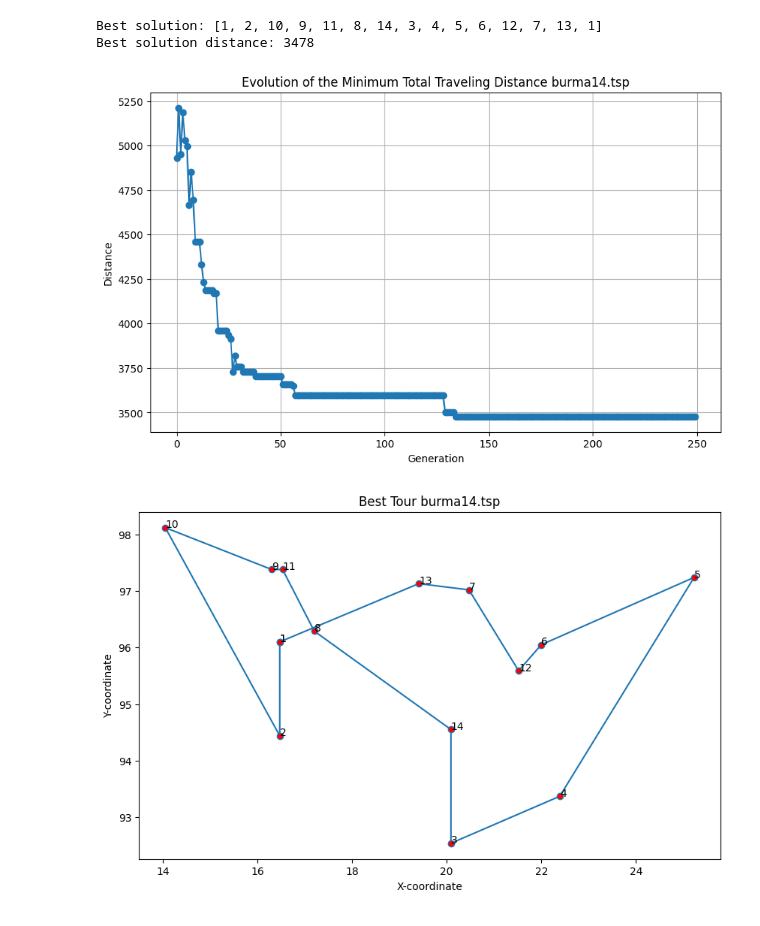
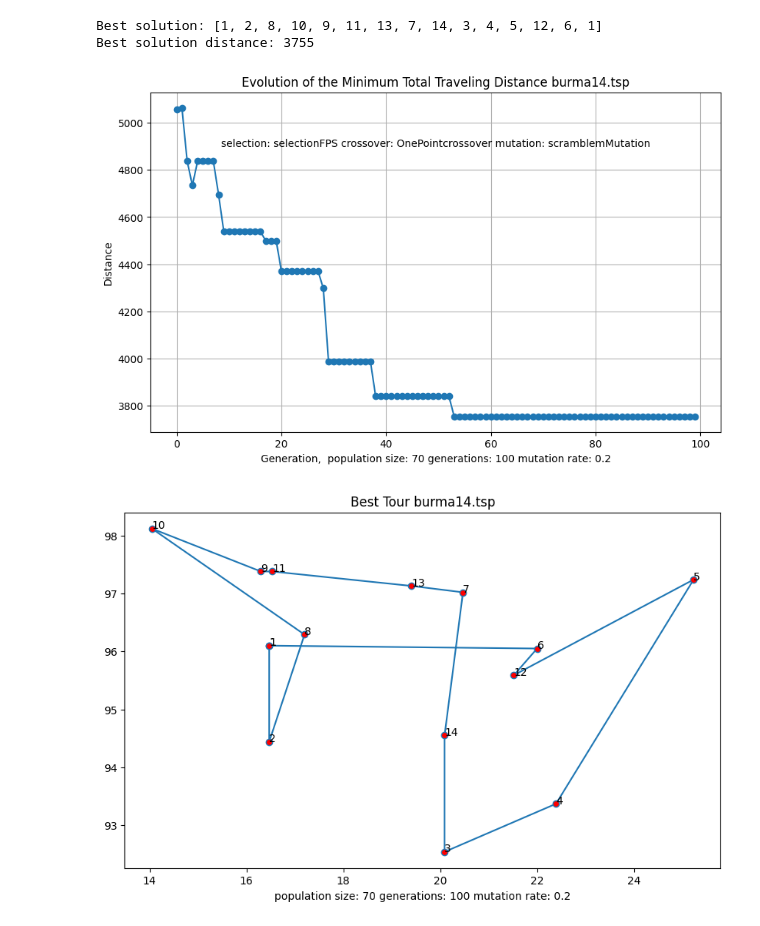
Before and after one commit to Pawel712/NEC-Assignment4, a Jupyter notebook: TSPGeneticAlgorithm.ipynb, the cells around one changed output. Drawn from its saved outputs; the diff is of its cells as text; code cells hidden in the pictures.

Commit message:
Report writing and modifying plot

```diff
--- a/TSPGeneticAlgorithm.ipynb
+++ b/TSPGeneticAlgorithm.ipynb
@@ -160,7 +161,7 @@ def plot_evolution(best_distances, dataset_name):
 # %%
 # The actual function for the genetic algorithm
 
-def genetic_algorithm(problem, population_size, generations, mutation_rate):
+def genetic_algorithm(problem, population_size, generations, mutation_rate, selection, crossover, mutation):
     population = create_initial_population(problem, population_size)
     best_distances = []  # List to track the best distance in each generation
 
@@ -174,9 +175,23 @@ def genetic_algorithm(problem, population_size, generations, mutation_rate):
 
         new_population = [bestFromPrevious]
         for _ in range(population_size):
-            parent1, parent2 = selectionFPS(population, fitnesses)
-            child = OnePointcrossover(parent1, parent2)
-            child = scramblemMutation(child, mutation_rate)
+
+            if selection == "selectionFPS":
+                parent1, parent2 = selectionFPS(population, fitnesses)
+            elif selection == "selectionTS":
+                parent1, parent2 = selectionTS(population, fitnesses)
+
+            if crossover == "OnePointcrossover":
+                child = OnePointcrossover(parent1, parent2)
+            elif crossover == "uniformCrossover":
+                child = uniformCrossover(parent1, parent2)
+
+            if mutation == "scramblemMutation":
+                child = scramblemMutation(child, mutation_rate)
+            elif mutation == "BitFlipMutation":
+                child = BitFlipMutation(child, mutation_rate)
+
+            new_population.append(child)
             new_population.append(child)
         population = new_population
 
@@ -188,22 +203,34 @@ def genetic_algorithm(problem, population_size, generations, mutation_rate):
 # %%
 
 dataset_name = 'burma14.tsp'
 file_path = 'datasets/' + dataset_name
 problem = tsplib95.load(file_path)
 
-# population = how many solutions will be in a generation
+population_size = 70
+generations = 100
+mutation_rate = 0.2
+
+selection = "selectionFPS"
+# selection = "selectionTS"
+crossover = "OnePointcrossover"
+# crossover = "uniformCrossover"
+mutation = "scramblemMutation"
+# mutation = "BitFlipMutation"
+
+# population = how many solutions(tours) will be in a generation
 # generations = number of iterations
 # mutation_rate = probability of mutation, should experiment with different datasets
 
-best_solution, best_distances = genetic_algorithm(problem, population_size=70, generations=250, mutation_rate=0.1)
+best_solution, best_distances = genetic_algorithm(problem, population_size, generations, mutation_rate, selection, crossover, mutation)
+
 best_solution_distance = calculate_distance(problem, best_solution)
 
 print("Best solution:", best_solution)
 print("Best solution distance:", best_solution_distance)
-plot_evolution(best_distances, dataset_name)
-plot_tour(problem, best_solution, dataset_name)
+plot_evolution(best_distances, dataset_name, population_size, generations, mutation_rate, selection, crossover, mutation)
+plot_tour(problem, best_solution, dataset_name, population_size, generations, mutation_rate)
 # %% [output]
-Best solution: [1, 2, 10, 9, 11, 8, 14, 3, 4, 5, 6, 12, 7, 13, 1]
-Best solution distance: 3478
+Best solution: [1, 2, 8, 10, 9, 11, 13, 7, 14, 3, 4, 5, 12, 6, 1]
+Best solution distance: 3755
-[figure, old version]
+[figure, new version]
-[figure, old version]
+[figure, new version]
```
Also changed, not shown: parts of 1 cell of this notebook, 5 other files.
